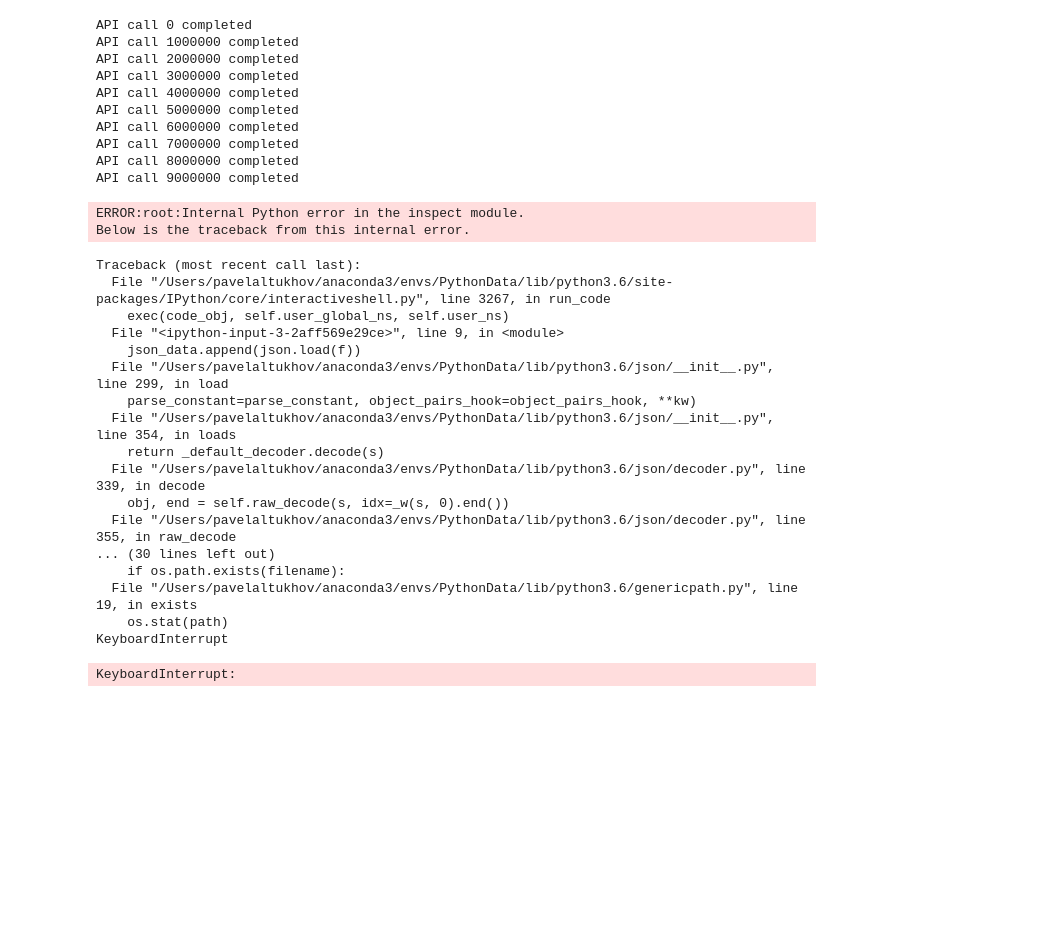
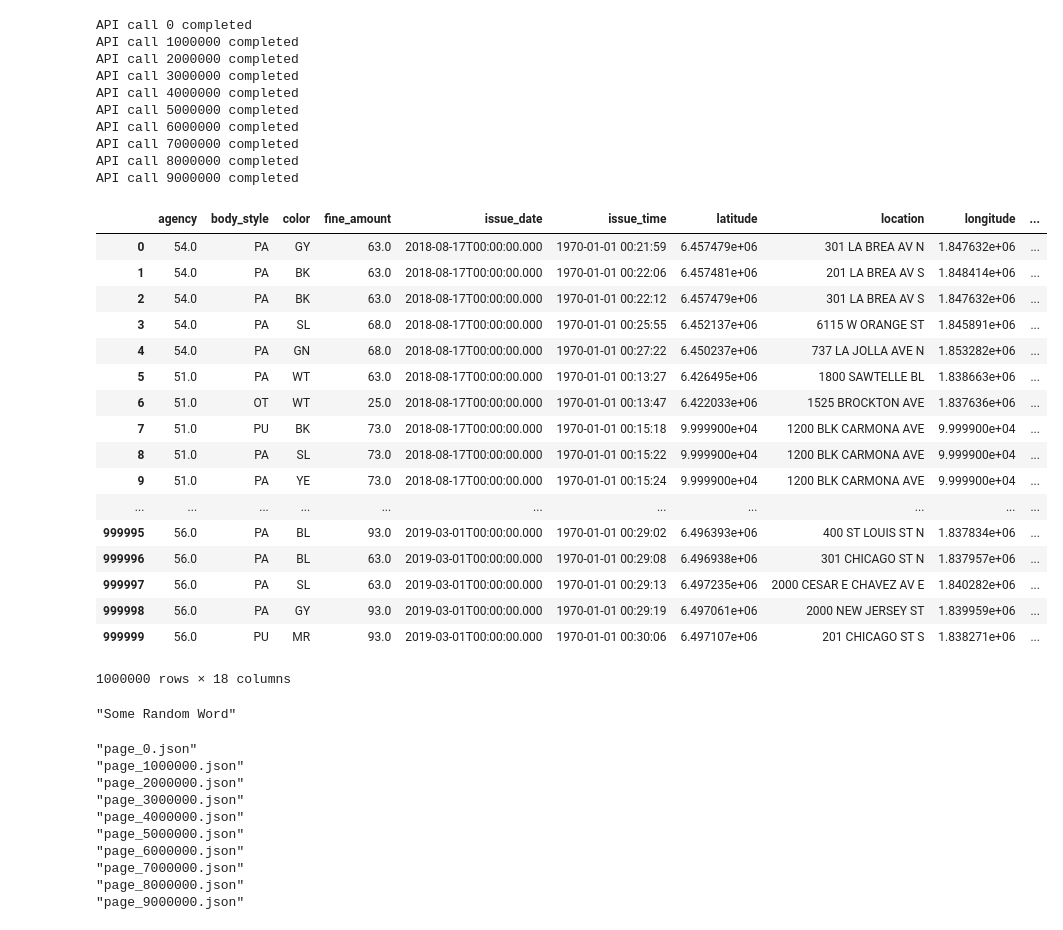
Before and after one commit to aicentaur/los_angeles_parking_citations, a Jupyter notebook: etl/parking_citations/citations_extract_data.ipynb, the cells around one changed output. Saved outputs shown, nothing was run; the diff lists cells and outputs as text; code cells hidden in the pictures; blank space fills up the shorter version.

Commit message:
updated api request for data extraction

```diff
--- a/etl/parking_citations/citations_extract_data.ipynb
+++ b/etl/parking_citations/citations_extract_data.ipynb
@@ -34,34 +34,55 @@ API call 6000000 completed
 API call 7000000 completed
 API call 8000000 completed
 API call 9000000 completed
+# %%
+# read json into dataframe
+json_file = "api_responses/page_8000000.json"
+la_meter_inventory_df = pd.read_json(json_file)
+la_meter_inventory_df
+# %% [output]
+|  | agency | body_style | color | fine_amount | issue_date | issue_time | latitude | location | longitude | ... |
+| 0 | 54.0 | PA | GY | 63.0 | 2018-08-17T00:00:00.000 | 1970-01-01 00:21:59 | 6.457479e+06 | 301 LA BREA AV N | 1.847632e+06 | ... |
+| 1 | 54.0 | PA | BK | 63.0 | 2018-08-17T00:00:00.000 | 1970-01-01 00:22:06 | 6.457481e+06 | 201 LA BREA AV S | 1.848414e+06 | ... |
+| 2 | 54.0 | PA | BK | 63.0 | 2018-08-17T00:00:00.000 | 1970-01-01 00:22:12 | 6.457479e+06 | 301 LA BREA AV S | 1.847632e+06 | ... |
+| 3 | 54.0 | PA | SL | 68.0 | 2018-08-17T00:00:00.000 | 1970-01-01 00:25:55 | 6.452137e+06 | 6115 W ORANGE ST | 1.845891e+06 | ... |
+| 4 | 54.0 | PA | GN | 68.0 | 2018-08-17T00:00:00.000 | 1970-01-01 00:27:22 | 6.450237e+06 | 737 LA JOLLA AVE N | 1.853282e+06 | ... |
+| 5 | 51.0 | PA | WT | 63.0 | 2018-08-17T00:00:00.000 | 1970-01-01 00:13:27 | 6.426495e+06 | 1800 SAWTELLE BL | 1.838663e+06 | ... |
+| 6 | 51.0 | OT | WT | 25.0 | 2018-08-17T00:00:00.000 | 1970-01-01 00:13:47 | 6.422033e+06 | 1525 BROCKTON AVE | 1.837636e+06 | ... |
+| 7 | 51.0 | PU | BK | 73.0 | 2018-08-17T00:00:00.000 | 1970-01-01 00:15:18 | 9.999900e+04 | 1200 BLK CARMONA AVE | 9.999900e+04 | ... |
+| 8 | 51.0 | PA | SL | 73.0 | 2018-08-17T00:00:00.000 | 1970-01-01 00:15:22 | 9.999900e+04 | 1200 BLK CARMONA AVE | 9.999900e+04 | ... |
+| 9 | 51.0 | PA | YE | 73.0 | 2018-08-17T00:00:00.000 | 1970-01-01 00:15:24 | 9.999900e+04 | 1200 BLK CARMONA AVE | 9.999900e+04 | ... |
+| ... | ... | ... | ... | ... | ... | ... | ... | ... | ... | ... |
+| 999995 | 56.0 | PA | BL | 93.0 | 2019-03-01T00:00:00.000 | 1970-01-01 00:29:02 | 6.496393e+06 | 400 ST LOUIS ST N | 1.837834e+06 | ... |
+| 999996 | 56.0 | PA | BL | 63.0 | 2019-03-01T00:00:00.000 | 1970-01-01 00:29:08 | 6.496938e+06 | 301 CHICAGO ST N | 1.837957e+06 | ... |
+| 999997 | 56.0 | PA | SL | 63.0 | 2019-03-01T00:00:00.000 | 1970-01-01 00:29:13 | 6.497235e+06 | 2000 CESAR E CHAVEZ AV E | 1.840282e+06 | ... |
+| 999998 | 56.0 | PA | GY | 93.0 | 2019-03-01T00:00:00.000 | 1970-01-01 00:29:19 | 6.497061e+06 | 2000 NEW JERSEY ST | 1.839959e+06 | ... |
+| 999999 | 56.0 | PU | MR | 93.0 | 2019-03-01T00:00:00.000 | 1970-01-01 00:30:06 | 6.497107e+06 | 201 CHICAGO ST S | 1.838271e+06 | ... |
+1000000 rows × 18 columns
+# %%
+word = "Some Random Word"
+quotes = '"'
+print(quotes + word + quotes)
+# %% [output]
+"Some Random Word"
 # %%
 json_folder_path = os.path.join("api_responses")
 # In order to get the list of all files that ends with ".json"
 # we will get list of all files, and take only the ones that ends with "json"
 json_files = [ x for x in os.listdir(json_folder_path) if x.endswith("json") ]
-json_data = []
+json_data = list()
 for json_file in json_files:
-    json_file_path = os.path.join(json_folder_path, json_file)
-    with open (json_file_path, "r") as f:
-        json_data.append(json.load(f))
+    json_file_adj = '"'+ json_file + '"'
+    df_joined = pd.read_json(json_file_adj)
+#     print(df_joined.head())
+#     print(json_file_adj)
 # %% [output]
-ERROR:root:Internal Python error in the inspect module.
-Below is the traceback from this internal error.
+"page_0.json"
+"page_1000000.json"
+"page_2000000.json"
+"page_3000000.json"
+"page_4000000.json"
+"page_5000000.json"
+"page_6000000.json"
+"page_7000000.json"
+"page_8000000.json"
+"page_9000000.json"
-Traceback (most recent call last):
-  File "/Users/pavelaltukhov/anaconda3/envs/PythonData/lib/python3.6/site-packages/IPython/core/interactiveshell.py", line 3267, in run_code
-    exec(code_obj, self.user_global_ns, self.user_ns)
-  File "<ipython-input-3-2aff569e29ce>", line 9, in <module>
-    json_data.append(json.load(f))
-  File "/Users/pavelaltukhov/anaconda3/envs/PythonData/lib/python3.6/json/__init__.py", line 299, in load
-    parse_constant=parse_constant, object_pairs_hook=object_pairs_hook, **kw)
-  File "/Users/pavelaltukhov/anaconda3/envs/PythonData/lib/python3.6/json/__init__.py", line 354, in loads
-    return _default_decoder.decode(s)
-  File "/Users/pavelaltukhov/anaconda3/envs/PythonData/lib/python3.6/json/decoder.py", line 339, in decode
-    obj, end = self.raw_decode(s, idx=_w(s, 0).end())
-  File "/Users/pavelaltukhov/anaconda3/envs/PythonData/lib/python3.6/json/decoder.py", line 355, in raw_decode
-... (30 lines left out)
-    if os.path.exists(filename):
-  File "/Users/pavelaltukhov/anaconda3/envs/PythonData/lib/python3.6/genericpath.py", line 19, in exists
-    os.stat(path)
-KeyboardInterrupt
-KeyboardInterrupt:
```
Also changed, not shown: parts of 3 cells of this notebook, 1 other file.
